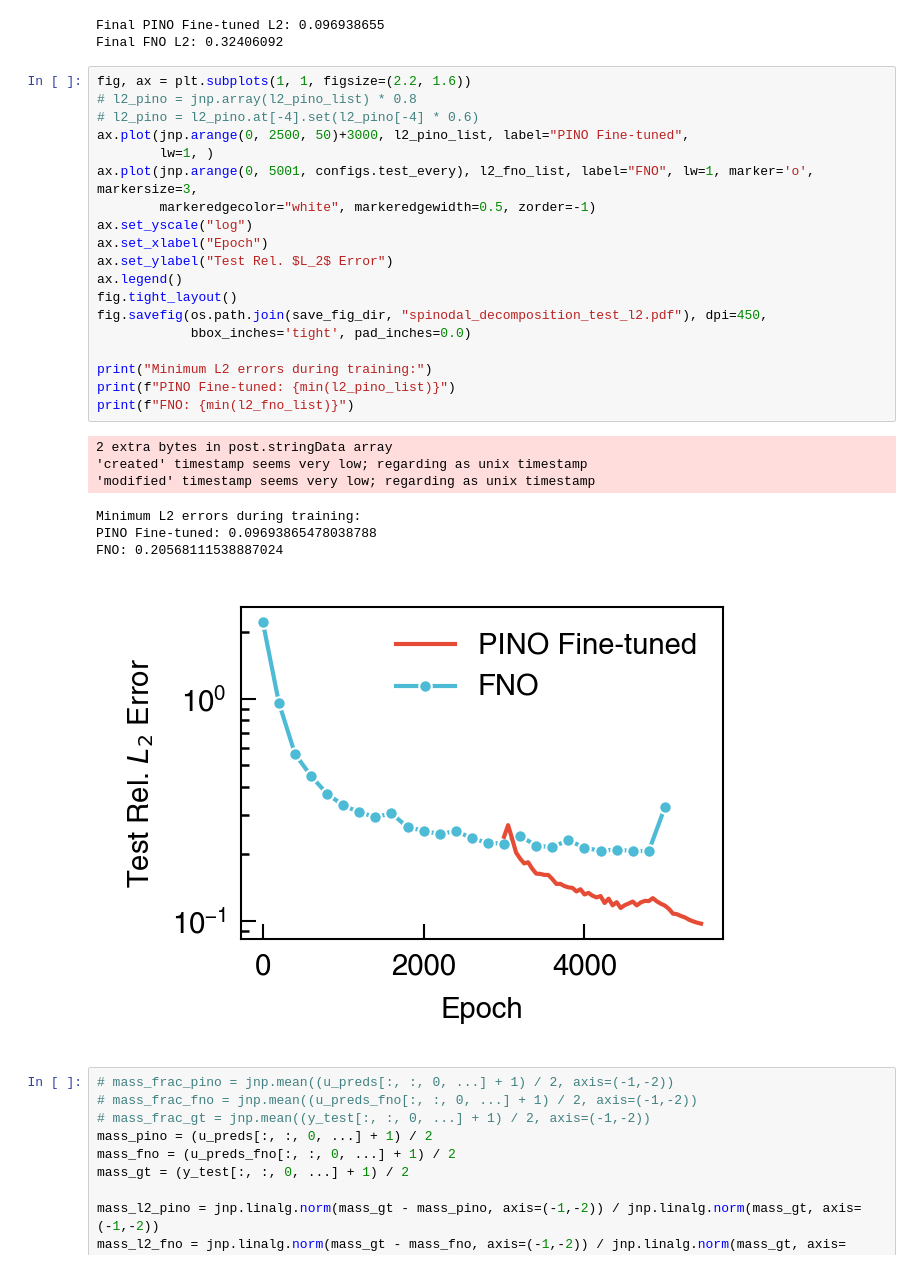
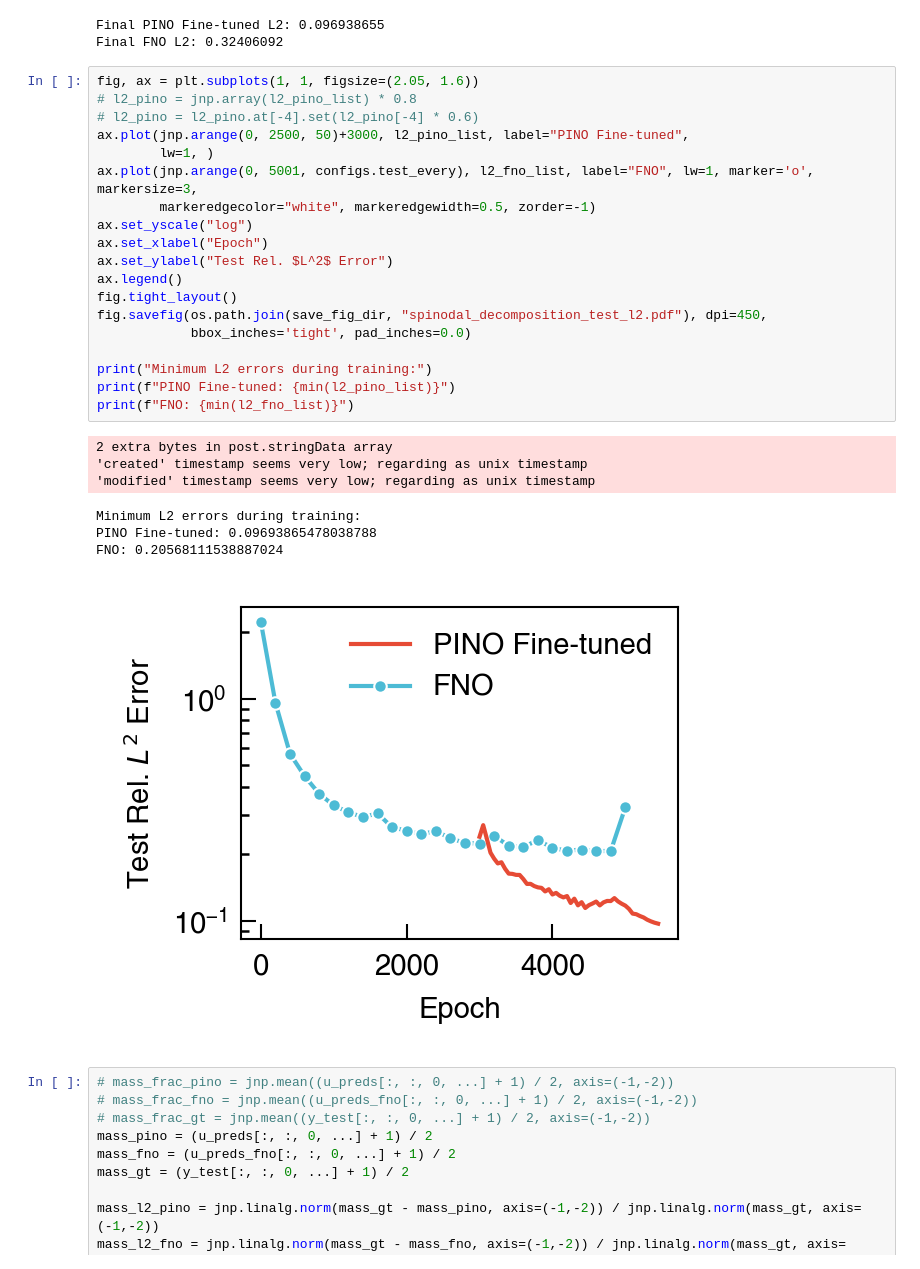
Before and after one commit to NanxiiChen/PF-PINO, a Jupyter notebook: spinodal_decomp/compare.ipynb, the cells around one changed output. Saved outputs shown, nothing was run; the diff lists cells and outputs as text.

```diff
--- a/spinodal_decomp/compare.ipynb
+++ b/spinodal_decomp/compare.ipynb
@@ -460,32 +546,32 @@ print("Final FNO L2:", l2_fno_list[-1])
 Final PINO Fine-tuned L2: 0.096938655
 Final FNO L2: 0.32406092
 # %%
-fig, ax = plt.subplots(1, 1, figsize=(2.2, 1.6))
+fig, ax = plt.subplots(1, 1, figsize=(2.05, 1.6))
 # l2_pino = jnp.array(l2_pino_list) * 0.8
 # l2_pino = l2_pino.at[-4].set(l2_pino[-4] * 0.6)
 ax.plot(jnp.arange(0, 2500, 50)+3000, l2_pino_list, label="PINO Fine-tuned",
         lw=1, )
 ax.plot(jnp.arange(0, 5001, configs.test_every), l2_fno_list, label="FNO", lw=1, marker='o', markersize=3,
         markeredgecolor="white", markeredgewidth=0.5, zorder=-1)
 ax.set_yscale("log")
 ax.set_xlabel("Epoch")
-ax.set_ylabel("Test Rel. $L_2$ Error")
+ax.set_ylabel("Test Rel. $L^2$ Error")
 ax.legend()
 fig.tight_layout()
 fig.savefig(os.path.join(save_fig_dir, "spinodal_decomposition_test_l2.pdf"), dpi=450,
             bbox_inches='tight', pad_inches=0.0)
 
 print("Minimum L2 errors during training:")
 print(f"PINO Fine-tuned: {min(l2_pino_list)}")
 print(f"FNO: {min(l2_fno_list)}")
 # %% [output]
 2 extra bytes in post.stringData array
 'created' timestamp seems very low; regarding as unix timestamp
 'modified' timestamp seems very low; regarding as unix timestamp
 Minimum L2 errors during training:
 PINO Fine-tuned: 0.09693865478038788
 FNO: 0.20568111538887024
-[figure, old version]
+[figure, new version]
 # %%
 # mass_frac_pino = jnp.mean((u_preds[:, :, 0, ...] + 1) / 2, axis=(-1,-2))
 # mass_frac_fno = jnp.mean((u_preds_fno[:, :, 0, ...] + 1) / 2, axis=(-1,-2))
```
Also changed, not shown: parts of 11 cells of this notebook, 4 other files.
